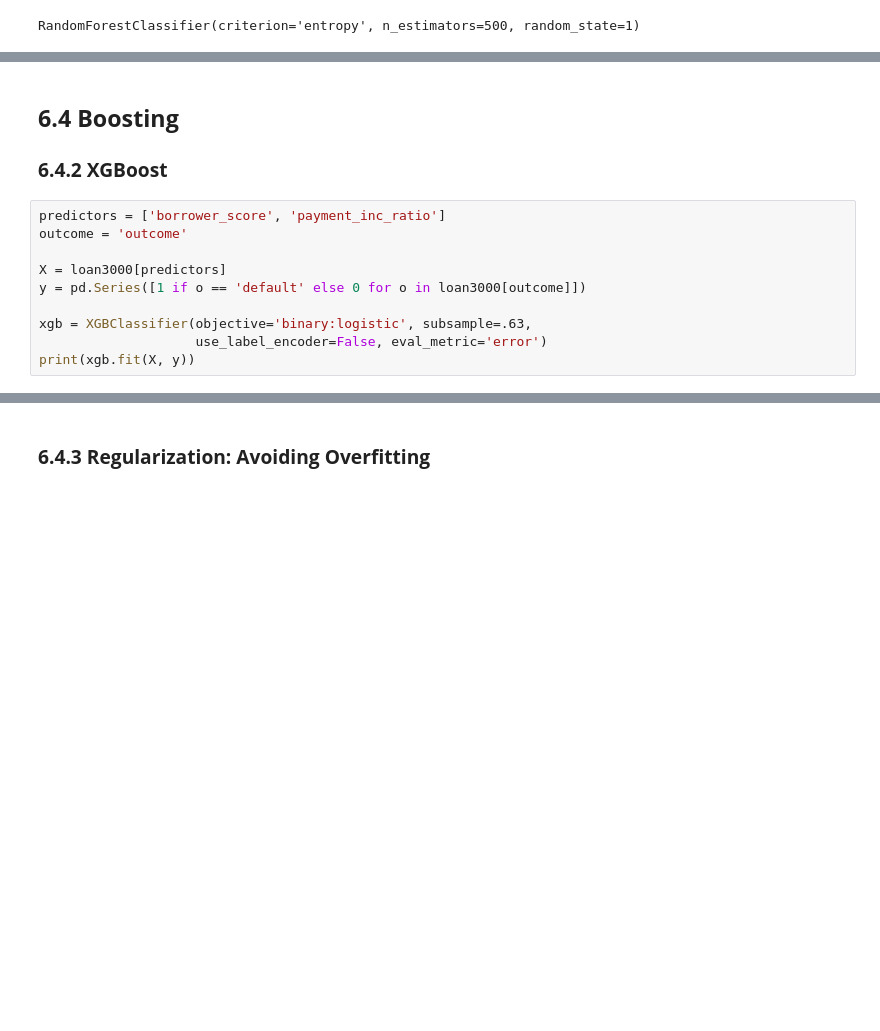
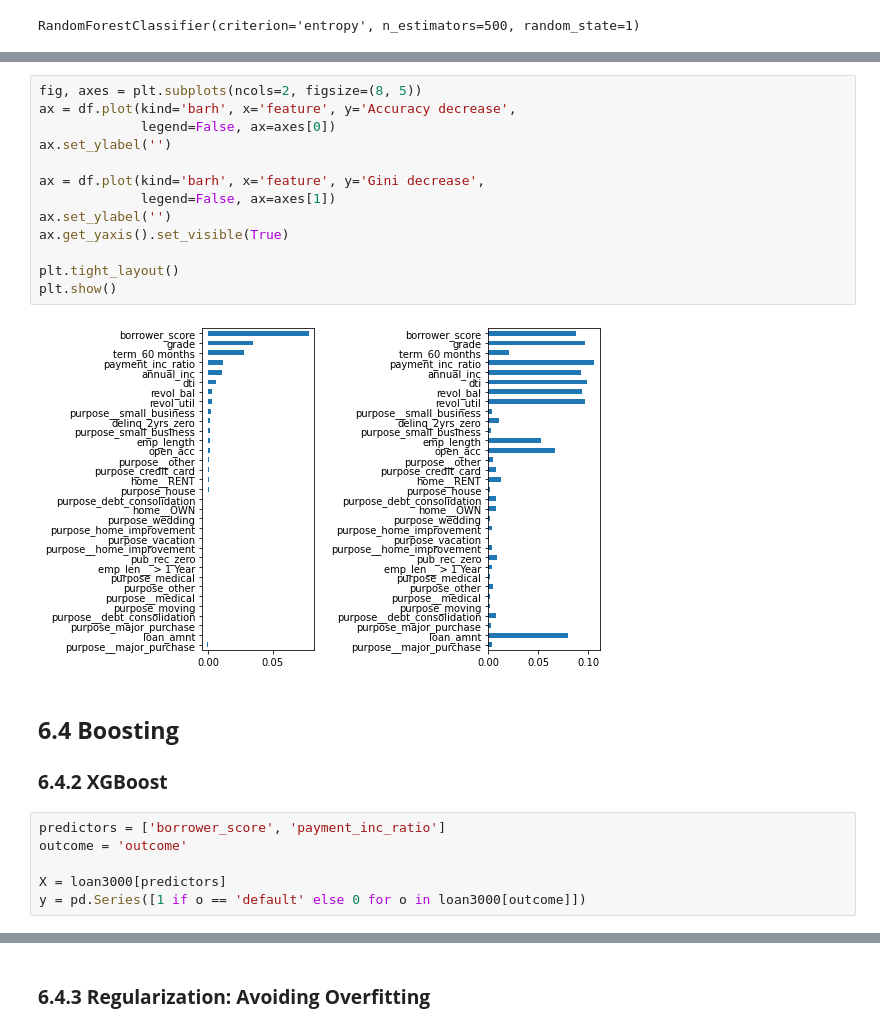
Before and after one commit to young-hwanlee/my-practical-statistics-for-data-scientists, a Jupyter notebook: Chapter_6_Statistical_Machine_Learning.ipynb, the cells around one changed output, grey strips where cells are left out. Saved outputs shown, nothing was run; the diff lists cells and outputs as text; blank space fills up the shorter version.

```diff
--- a/Chapter_6_Statistical_Machine_Learning.ipynb
+++ b/Chapter_6_Statistical_Machine_Learning.ipynb
@@ -678,3 +739,18 @@ plt.show()
+# %%
+fig, axes = plt.subplots(ncols=2, figsize=(8, 5))
+ax = df.plot(kind='barh', x='feature', y='Accuracy decrease',
+             legend=False, ax=axes[0])
+ax.set_ylabel('')
+
+ax = df.plot(kind='barh', x='feature', y='Gini decrease',
+             legend=False, ax=axes[1])
+ax.set_ylabel('')
+ax.get_yaxis().set_visible(True)
+
+plt.tight_layout()
+plt.show()
+# %% [output]
+[figure, added]
 # %% [markdown]
 ## **6.4 Boosting**
 ### **6.4.2 XGBoost**
@@ -684,7 +760,3 @@ outcome = 'outcome'
 
 X = loan3000[predictors]
 y = pd.Series([1 if o == 'default' else 0 for o in loan3000[outcome]])
-
-xgb = XGBClassifier(objective='binary:logistic', subsample=.63,
-                    use_label_encoder=False, eval_metric='error')
-print(xgb.fit(X, y))
```
Also changed, not shown: parts of 38 cells of this notebook.
